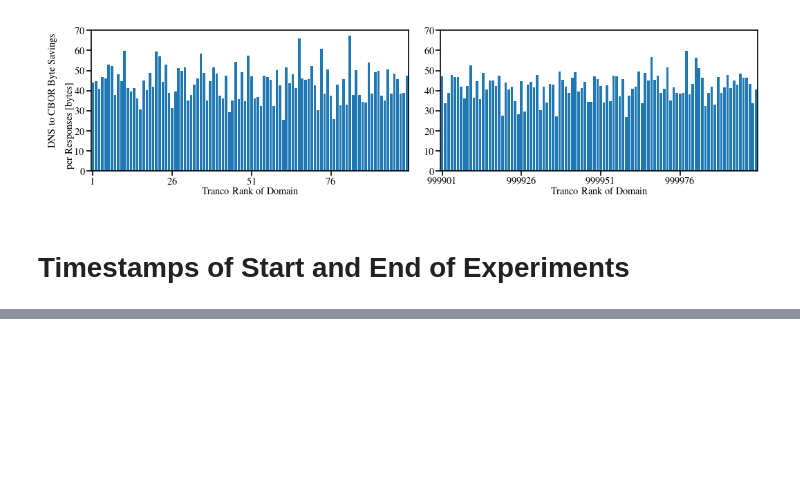
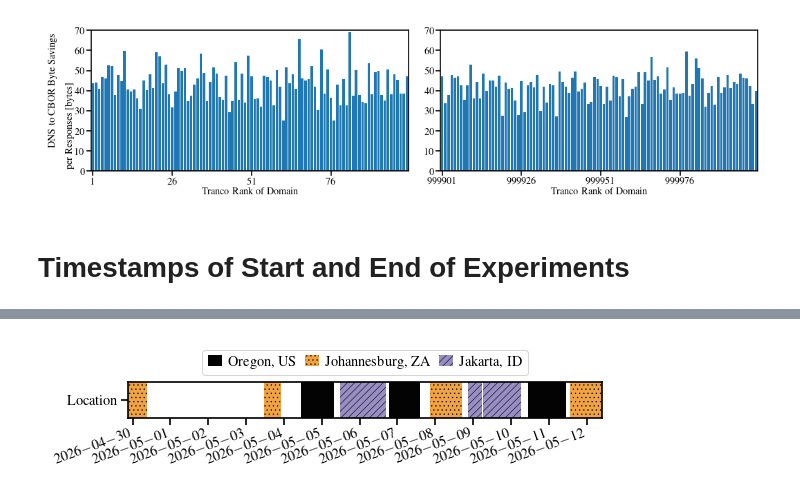
Before and after one commit to miri64/artifacts-tnsm26-cbor-dns-eval, a Jupyter notebook: 06_1evaluation.ipynb, the cells around one changed output, grey strips where cells are left out. Cells and saved outputs as stored; diff of their text form; code cells hidden in the pictures; blank space fills up the shorter version.

Commit message:
06_1evaluation: Update after 15 Johannesburg runs

```diff
--- a/06_1evaluation.ipynb
+++ b/06_1evaluation.ipynb
@@ -1236,0 +1223,97 @@ display(
+# %%
+LOCATIONS = {
+    "us-west": "Oregon, US",
+    "indonesia": "Jakarta, ID",
+    "africa-south": "Johannesburg, ZA",
+}
+LOCATION_COLORS = {
+    "us-west": "#030303",
+    "indonesia": "#998ec3",
+    "africa-south": "#f1a340",
+}
+LOCATION_HATCH = {
+    "us-west": None,
+    "indonesia": "///////",
+    "africa-south": r"......",
+}
+LOCATIONS_SORTED = [
+    "us-west",
+    "africa-south",
+    "indonesia",
+]
+
+matplotlib.style.use(pathlib.Path.cwd() / "mlenders_column_ieeetran.mplstyle")
+matplotlib.rcParams["figure.figsize"] = (
+    matplotlib.rcParams["figure.figsize"][0] * 1.0,
+    matplotlib.rcParams["figure.figsize"][1] * 1 / 8,
+)
+
+lh = polars.read_parquet(EVALUATION_DIR / "output-dataset" / "lighthouse.parquet")
+pxy = polars.scan_parquet(
+    EVALUATION_DIR / "output-dataset" / "mitmproxy-*.parquet"
+)
+
+fig = matplotlib.pyplot.figure(
+    figsize=matplotlib.rcParams["figure.figsize"],
+    dpi=150,
+)
+ax = matplotlib.pyplot.gca()
+
+RUNS = lh["run"].max()
+min_x = None
+max_x = None
+
+display(
+    Markdown(f"""
+- **Start:** {lh["lighthouse_timestamp"].min().isoformat()}
+- **End:** {pxy.select("timestamp").max().collect()["timestamp"][0]}"""
+    )
+)
+
+for location in LOCATIONS_SORTED:
+    for run in range(1, RUNS + 1):
+        run_start = lh.filter(
+            (polars.col("extra") == location) & (polars.col("run") == run)
+        )["lighthouse_timestamp"].min()
+        if run_start is None:
+            continue
+        if min_x is None or run_start < min_x:
+            min_x = run_start
+        run_end = lh.filter(
+            (polars.col("extra") == location) & (polars.col("run") == run)
+        )["lighthouse_timestamp"].max()
+        if run_end is None:
+            continue
+        run_end = pxy.filter(polars.col("lhts").is_not_null()).filter(
+            (polars.col("lhts") >= run_start)
+            & (polars.col("lhts") <= run_end)
+            & (polars.col("run") == run)
+        ).select("timestamp").max().collect()["timestamp"][0]
+        if max_x is None or run_end > max_x:
+            max_x = run_end
+        ax.barh(
+            0,
+            left=run_start,
+            width=[run_end - run_start],
+            color=LOCATION_COLORS[location],
+            hatch=LOCATION_HATCH[location],
+            height=0.8,
+        )
+
+ax.set_xlim(min_x, max_x)
+ax.xaxis.set_major_locator(matplotlib.dates.AutoDateLocator(minticks=7, maxticks=14))
+ax.xaxis.set_major_formatter(matplotlib.dates.DateFormatter('%Y-%m-%d'))
+for label in ax.get_xticklabels():
+    label.set_rotation(20)
+    label.set_horizontalalignment('right')
+
+ax.set_ylim(-0.4, 0.4)
+ax.set_yticks([0], ["Location"])
+
+handles = [
+    matplotlib.patches.Patch(facecolor=LOCATION_COLORS[l], label=LOCATIONS[l], hatch=LOCATION_HATCH[l])
+    for l in LOCATIONS_SORTED
+]
+ax.legend(handles=handles, ncol=3, bbox_to_anchor=(0.5, 1), loc="lower center")
+matplotlib.pyplot.show()
+# %% [output]
@@ -1236,0 +1323 @@ display(
+[figure, added]
```
Also changed, not shown: parts of 10 cells of this notebook, 4 other files.
